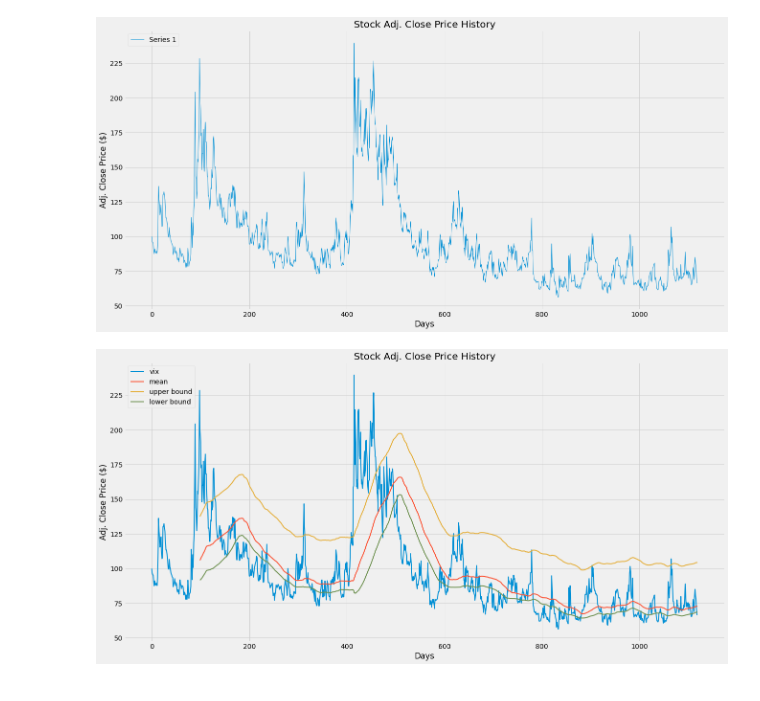
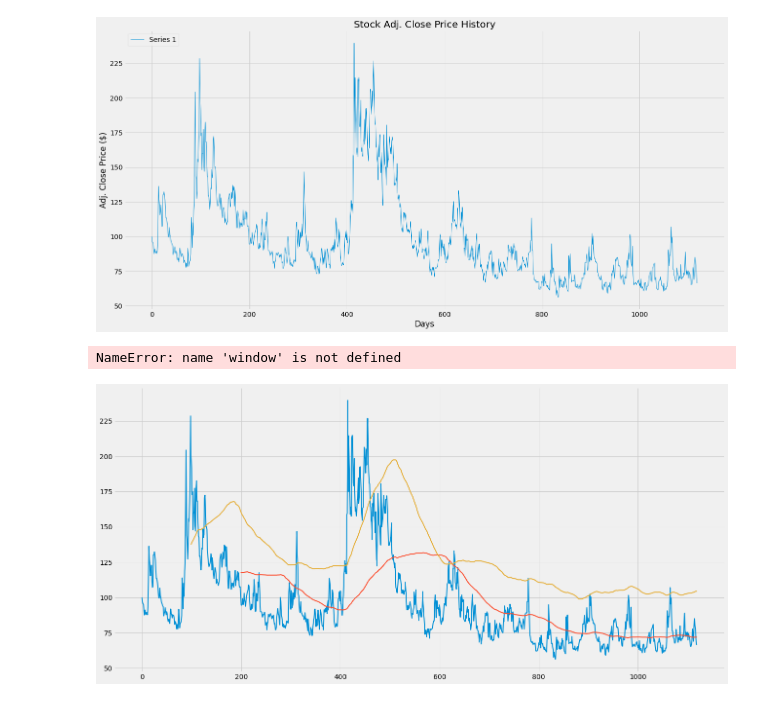
Before and after one commit to oscarwoodi/BHProj2Team1, a Jupyter notebook: VIX.ipynb, the cells around one changed output. Cells and saved outputs as stored; diff of their text form; code cells hidden in the pictures.

```diff
--- a/VIX.ipynb
+++ b/VIX.ipynb
@@ -39,27 +39,28 @@ plt.show()
 # %%
 #Visualise the moving average and upper and lower bounds
 
 # inputs
 window_mean = 200
 window_std = 100
 upper_bound = 1    # number of stdv from mean
 lower_bound = 0.5     # number of stdv below mean
 
 # plotting
 plt.figure(figsize=(20, 10))
 plt.plot(vix, linewidth=2, label='vix')
-plt.plot(vix.rolling(window=window).mean(), linewidth=2, label='mean')
-plt.plot(vix.rolling(window=window).mean() + upper_bound*vix.std()\
+plt.plot(vix.rolling(window=window_mean).mean(), linewidth=2, label='mean')
+plt.plot(vix.rolling(window=window_std).mean() + upper_bound*vix.std()\
          , linewidth=2, label='upper bound')
 plt.plot(vix.rolling(window=window).mean() - lower_bound*vix.rolling(window=window_std).std()\
          , linewidth=2, label='lower bound')
 plt.title('Stock Adj. Close Price History')
 plt.xlabel('Days')
 plt.ylabel('Adj. Close Price ($)')
 plt.legend(loc='upper left')
 plt.show()
 # %% [output]
+NameError: name 'window' is not defined
-[figure, old version]
+[figure, new version]
 # %%
 # vix strategy
 
```
Also changed, not shown: parts of 4 cells of this notebook, 1 other file.
